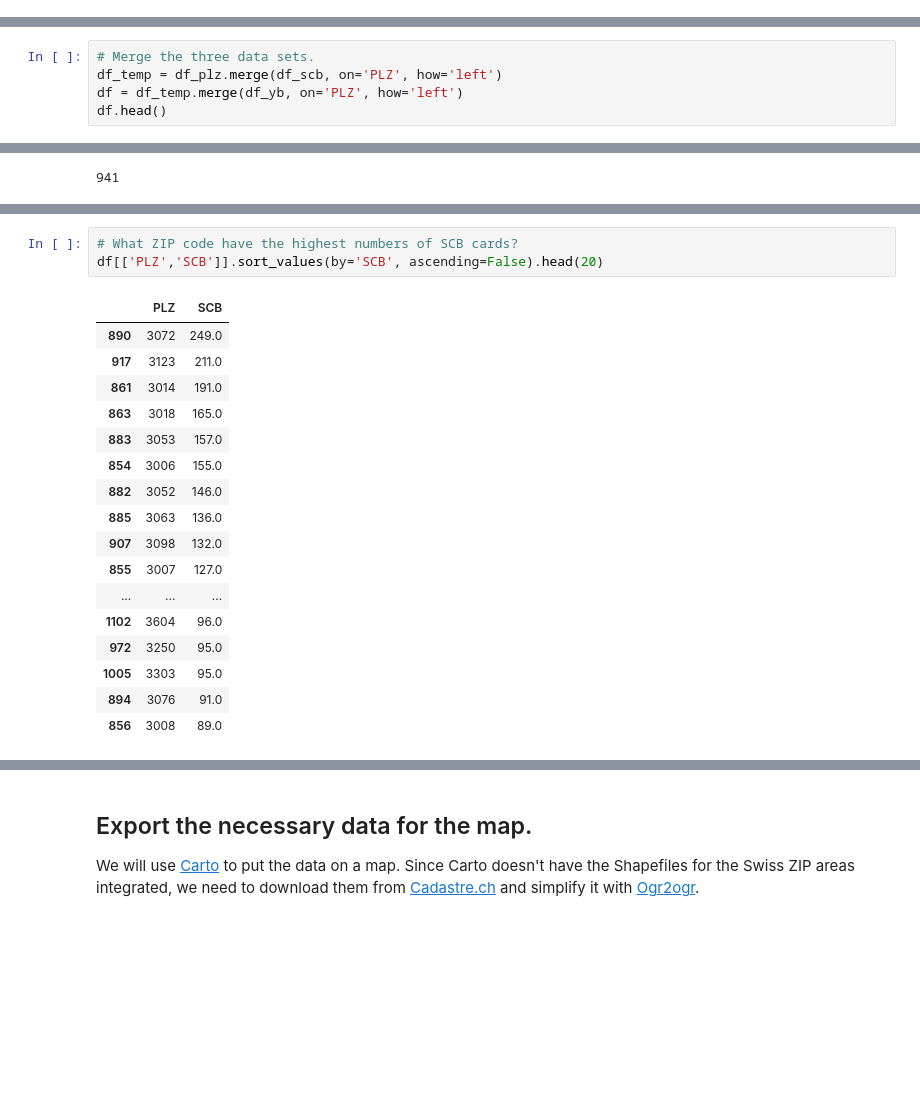
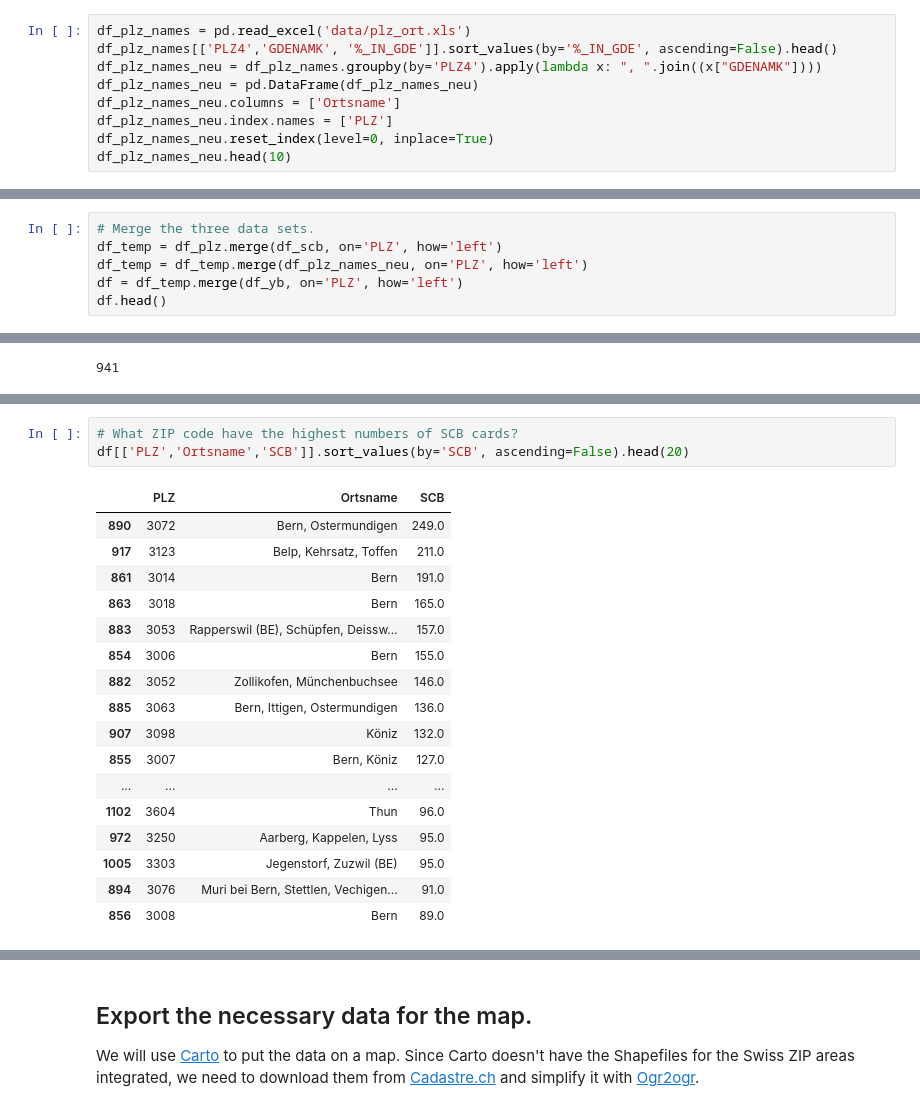
Before and after one commit to thisss/foundations-homework, a Jupyter notebook: data-studio/03/Map the Fans.ipynb, the cells around one changed output, grey strips where cells are left out. Cells and saved outputs as stored; diff of their text form; blank space fills up the shorter version.

```diff
--- a/data-studio/03/Map the Fans.ipynb
+++ b/data-studio/03/Map the Fans.ipynb
@@ -104,0 +108,9 @@ df_plz.head(5)
+# %%
+df_plz_names = pd.read_excel('data/plz_ort.xls')
+df_plz_names[['PLZ4','GDENAMK', '%_IN_GDE']].sort_values(by='%_IN_GDE', ascending=False).head()
+df_plz_names_neu = df_plz_names.groupby(by='PLZ4').apply(lambda x: ", ".join((x["GDENAMK"])))
+df_plz_names_neu = pd.DataFrame(df_plz_names_neu)
+df_plz_names_neu.columns = ['Ortsname']
+df_plz_names_neu.index.names = ['PLZ']
+df_plz_names_neu.reset_index(level=0, inplace=True)
+df_plz_names_neu.head(10)
@@ -105,6 +131,7 @@ df_plz.head(5)
 # %%
 # Merge the three data sets.
 df_temp = df_plz.merge(df_scb, on='PLZ', how='left')
+df_temp = df_temp.merge(df_plz_names_neu, on='PLZ', how='left')
 df = df_temp.merge(df_yb, on='PLZ', how='left')
 df.head()
 # %% [output]
@@ -161,24 +188,24 @@ df[['PLZ','YB']].sort_values(by='YB', ascending=False).head(20)
 # %%
 # What ZIP code have the highest numbers of SCB cards?
-df[['PLZ','SCB']].sort_values(by='SCB', ascending=False).head(20)
+df[['PLZ','Ortsname','SCB']].sort_values(by='SCB', ascending=False).head(20)
 # %% [output]
-|  | PLZ | SCB |
-| 890 | 3072 | 249.0 |
-| 917 | 3123 | 211.0 |
-| 861 | 3014 | 191.0 |
-| 863 | 3018 | 165.0 |
-| 883 | 3053 | 157.0 |
-| 854 | 3006 | 155.0 |
-| 882 | 3052 | 146.0 |
-| 885 | 3063 | 136.0 |
-| 907 | 3098 | 132.0 |
-| 855 | 3007 | 127.0 |
-| ... | ... | ... |
-| 1102 | 3604 | 96.0 |
-| 972 | 3250 | 95.0 |
-| 1005 | 3303 | 95.0 |
-| 894 | 3076 | 91.0 |
-| 856 | 3008 | 89.0 |
+|  | PLZ | Ortsname | SCB |
+| 890 | 3072 | Bern, Ostermundigen | 249.0 |
+| 917 | 3123 | Belp, Kehrsatz, Toffen | 211.0 |
+| 861 | 3014 | Bern | 191.0 |
+| 863 | 3018 | Bern | 165.0 |
+| 883 | 3053 | Rapperswil (BE), Schüpfen, Deissw... | 157.0 |
+| 854 | 3006 | Bern | 155.0 |
+| 882 | 3052 | Zollikofen, Münchenbuchsee | 146.0 |
+| 885 | 3063 | Bern, Ittigen, Ostermundigen | 136.0 |
+| 907 | 3098 | Köniz | 132.0 |
+| 855 | 3007 | Bern, Köniz | 127.0 |
+| ... | ... | ... | ... |
+| 1102 | 3604 | Thun | 96.0 |
+| 972 | 3250 | Aarberg, Kappelen, Lyss | 95.0 |
+| 1005 | 3303 | Jegenstorf, Zuzwil (BE) | 95.0 |
+| 894 | 3076 | Muri bei Bern, Stettlen, Vechigen... | 91.0 |
+| 856 | 3008 | Bern | 89.0 |
 # %%
 # What ZIP code has the highest number of YB cards per capita?
 df['YB_relativ'] = df['YB'] / df['Total']
```
Also changed, not shown: parts of 16 cells of this notebook, 22 other files.
